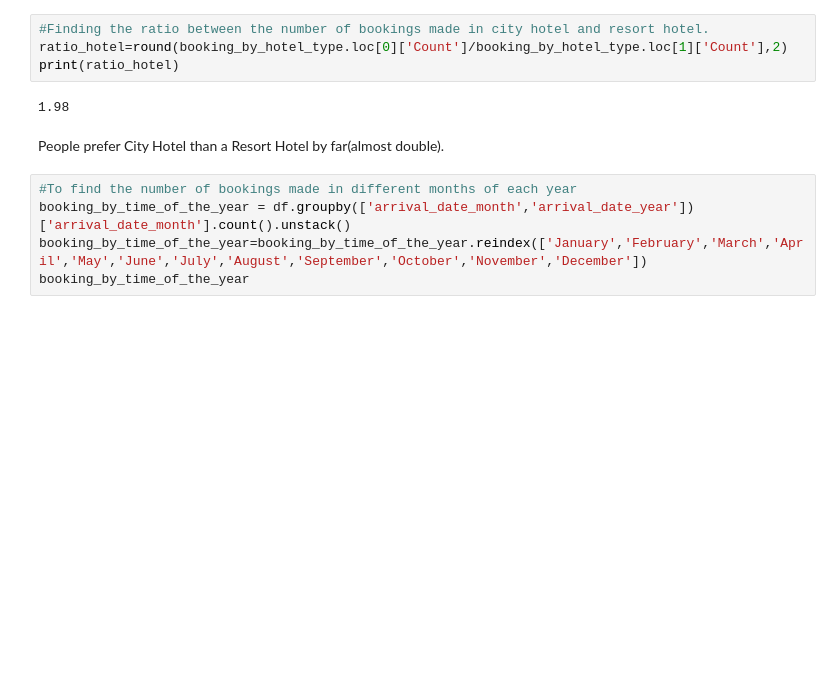
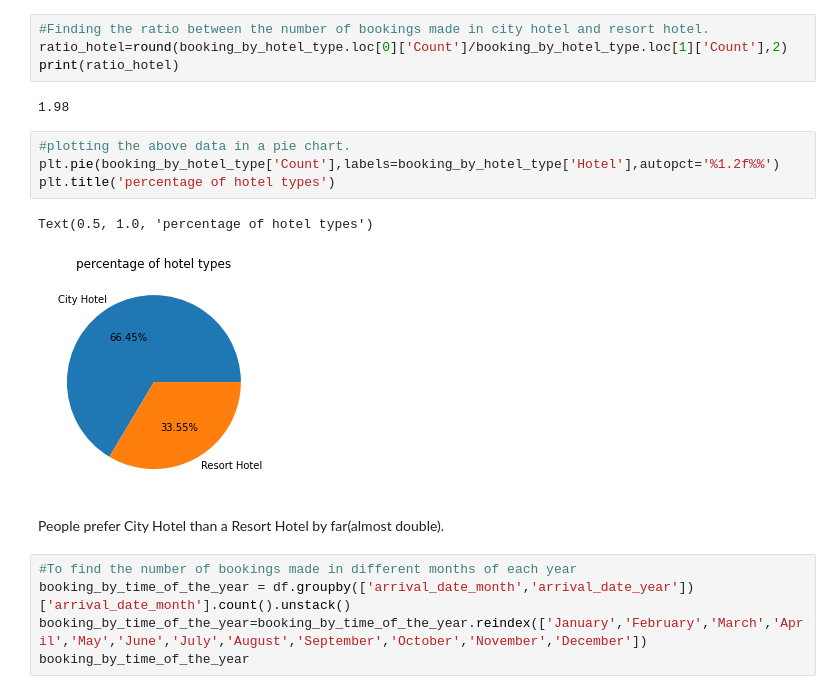
Before and after one commit to shiyasAli/EDA-project-Hotel-Booking-Analysis, a Jupyter notebook: Copy_of_Hotel_Booking_Analysis_Capstone_Project.ipynb, the cells around one changed output. Drawn from its saved outputs; the diff is of its cells as text; blank space fills up the shorter version.

Commit message:
Hotel booking analysis commit 6

```diff
--- a/Copy_of_Hotel_Booking_Analysis_Capstone_Project.ipynb
+++ b/Copy_of_Hotel_Booking_Analysis_Capstone_Project.ipynb
@@ -97,6 +160,13 @@ ratio_hotel=round(booking_by_hotel_type.loc[0]['Count']/booking_by_hotel_type.lo
 print(ratio_hotel)
 # %% [output]
 1.98
+# %%
+#plotting the above data in a pie chart.
+plt.pie(booking_by_hotel_type['Count'],labels=booking_by_hotel_type['Hotel'],autopct='%1.2f%%')
+plt.title('percentage of hotel types')
+# %% [output]
+Text(0.5, 1.0, 'percentage of hotel types')
+[figure, added]
 # %% [markdown]
 People prefer City Hotel than a Resort Hotel by far(almost double).
 # %%
```
Also changed, not shown: parts of 8 cells of this notebook.
